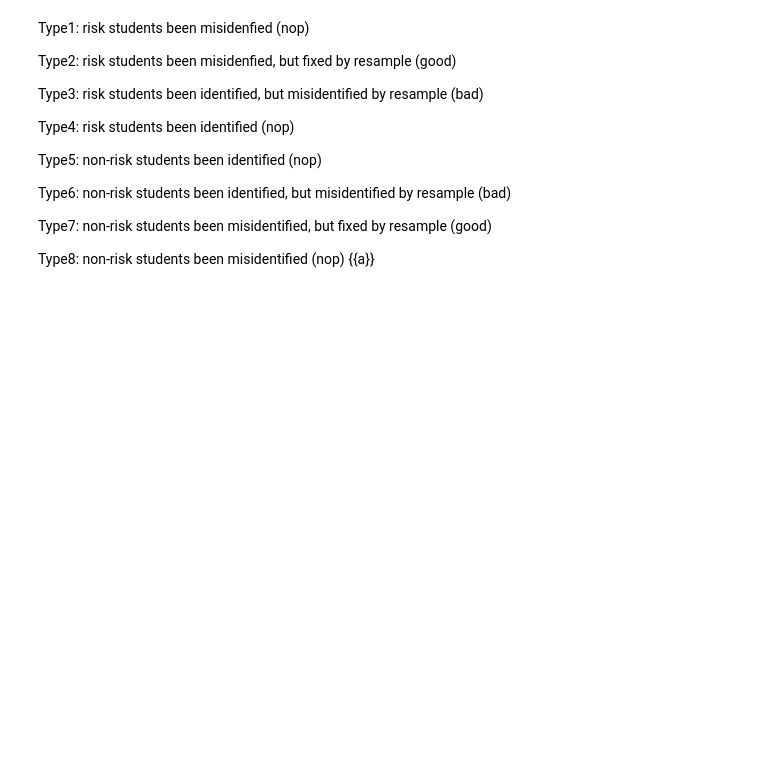
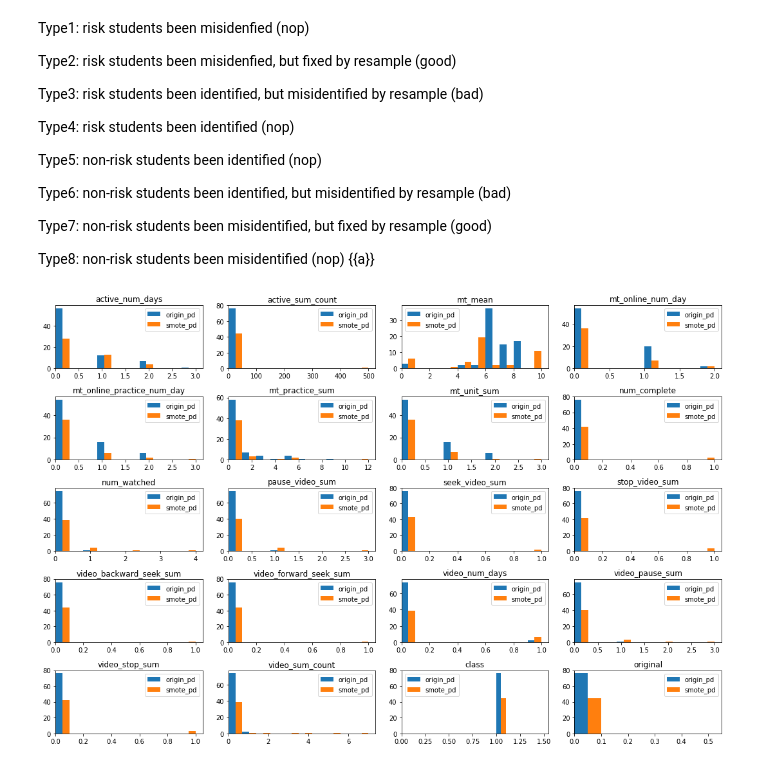
Before and after one commit to owen198/kslab, a Jupyter notebook: ds_comparision/ROC Curve.ipynb, the cells around one changed output. Saved outputs shown, nothing was run; the diff lists cells and outputs as text; code cells hidden in the pictures; blank space fills up the shorter version.

```diff
--- a/ds_comparision/ROC Curve.ipynb
+++ b/ds_comparision/ROC Curve.ipynb
@@ -322,3 +319,31 @@ Type6: non-risk students been identified, but misidentified by resample (bad)
 Type7: non-risk students been misidentified, but fixed by resample (good)
 
 Type8: non-risk students been misidentified (nop) {{a}}
+# %%
+#data=np.random.random((4,10))
+#xaxes = ['x1','x2','x3','x4']
+#yaxes = ['y1','y2','y3','y4']
+titles = list(origin_pd)
+
+fig, axes = plt.subplots(5,4, figsize=(15, 10))
+bins=10
+a = axes.ravel()
+for idx,ax in enumerate(a):
+    ax.hist([origin_pd[list(origin_pd)[idx]].values,
+            smote_pd[list(smote_pd)[idx]].values],
+            label=['origin_pd','smote_pd'],
+            bins=bins,
+            rwidth=10.0)
+
+    ax.legend()
+    ax.set_title(titles[idx])
+    #ax.set_xlabel(xaxes[idx])
+    #ax.set_ylabel(yaxes[idx])
+    ax.set_xlim(left=0)
+    #plt.legend()
+
+plt.tight_layout()
+#image_name = './images/' + datasets + '_' + 'smote_identified' + '.png'
+#plt.savefig(image_name, dpi=300)
+# %% [output]
+[figure, added]
```
Also changed, not shown: parts of 12 cells of this notebook, 7 other files.
